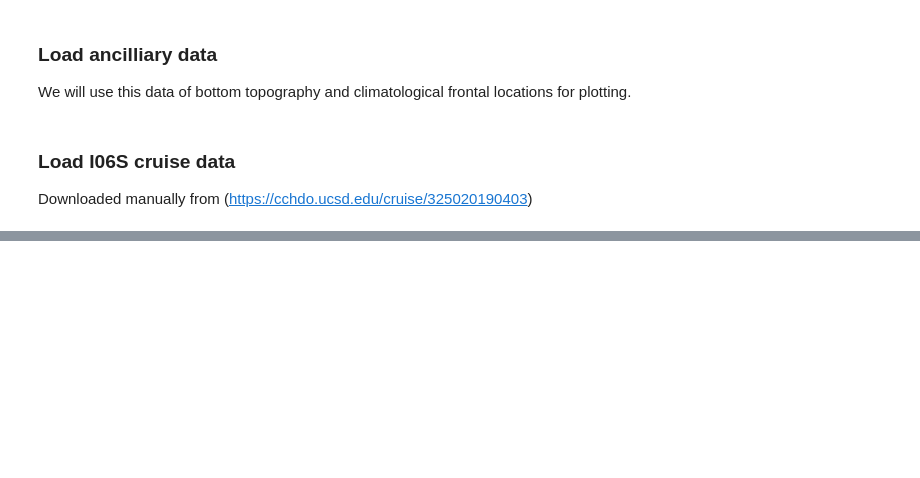
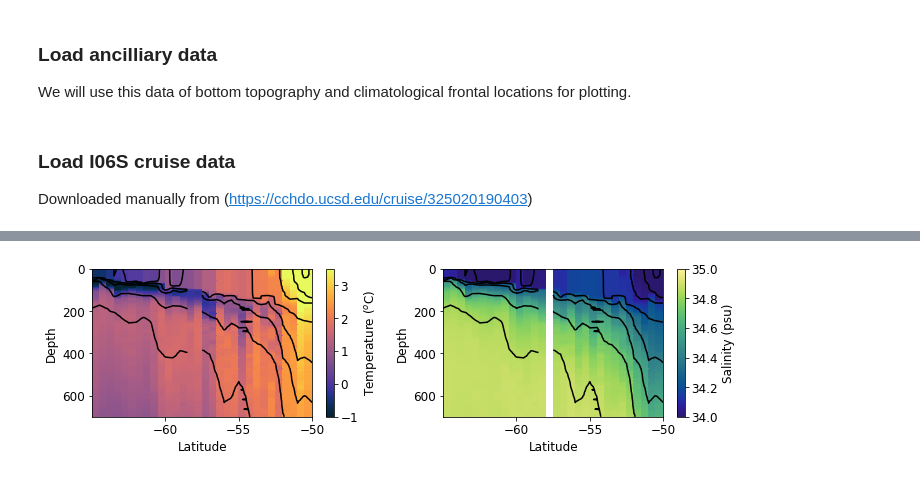
Before and after one commit to dhruvbalwada/sogos, a Jupyter notebook: notebooks/0.0_db_I06S_cruise_data.ipynb, the cells around one changed output, grey strips where cells are left out. Drawn from its saved outputs; the diff is of its cells as text; code cells hidden in the pictures; blank space fills up the shorter version.

```diff
--- a/notebooks/0.0_db_I06S_cruise_data.ipynb
+++ b/notebooks/0.0_db_I06S_cruise_data.ipynb
@@ -626,0 +359,19 @@ plt.savefig('despiked_backscatter.pdf')
+# %%
+# now we convert these variables to an xarray dataset, since it makes it easier to plot.
+cruise_ds_int = xr.Dataset(
+    {
+        "temperature": (["cast_num", "pressure"], Tint),
+        "salinity": (["cast_num", "pressure"], Sint),
+        "oxygen": (["cast_num", "pressure"], OXYint),
+        "AOU": (["cast_num", "pressure"], AOUint),
+        "fluor": (["cast_num", "pressure"], FLUORint),
+        "BBP": (["cast_num", "pressure"], BBPint),
+        "sigma0": (["cast_num", "pressure"], sigma0int),
+    },
+    coords={
+        "lon": (["cast_num"], lon),
+        "lat": (["cast_num"], lat),
+        "time": (["cast_num"], time),
+        "pressure": (["pressure"], Pint),
+    },
+)
@@ -626,0 +385,41 @@ plt.savefig('despiked_backscatter.pdf')
+# %%
+plt.figure(figsize=(10, 3))
+
+n1 =14
+n2 = 45
+
+plt.subplot(121)
+plt.pcolormesh(cruise_ds_int.lat.isel(cast_num=slice(n1,n2)),
+               cruise_ds_int.pressure.sel(pressure=slice(0,700)),
+               cruise_ds_int.temperature.T.isel(cast_num=slice(n1,n2)).sel(pressure=slice(0,700)),
+               vmin=-1, vmax=3.5, cmap=cmocean.cm.thermal, rasterized=True)
+cbar = plt.colorbar()
+cbar.ax.set_ylabel('Temperature ($^o$C)')
+plt.contour(cruise_ds_int.lat.isel(cast_num=slice(n1,n2)),
+               cruise_ds_int.pressure.sel(pressure=slice(0,700)),
+               cruise_ds_int.sigma0.T.isel(cast_num=slice(n1,n2)).sel(pressure=slice(0,700)),
+                levels=7, colors='k')
+plt.xlabel('Latitude')
+plt.ylabel('Depth')
+plt.gca().invert_yaxis()
+
+plt.subplot(122)
+plt.pcolormesh(cruise_ds_int.lat.isel(cast_num=slice(n1,n2)),
+               cruise_ds_int.pressure.sel(pressure=slice(0,700)),
+               cruise_ds_int.salinity.T.isel(cast_num=slice(n1,n2)).sel(pressure=slice(0,700)),
+               vmin=34, vmax=35, cmap=cmocean.cm.haline, rasterized=True)
+cbar = plt.colorbar()
+cbar.ax.set_ylabel('Salinity (psu)')
+plt.contour(cruise_ds_int.lat.isel(cast_num=slice(n1,n2)),
+               cruise_ds_int.pressure.sel(pressure=slice(0,700)),
+               cruise_ds_int.sigma0.T.isel(cast_num=slice(n1,n2)).sel(pressure=slice(0,700)),
+                levels=7, colors='k')
+plt.gca().invert_yaxis()
+plt.xlabel('Latitude')
+plt.ylabel('Depth')
+plt.tight_layout()
+#plt.savefig('TSsigma_I6.pdf')
+
+# note how the axis is changed here.
+# %% [output]
+[figure, added]
```
Also changed, not shown: parts of 61 cells of this notebook, 29 other files.
